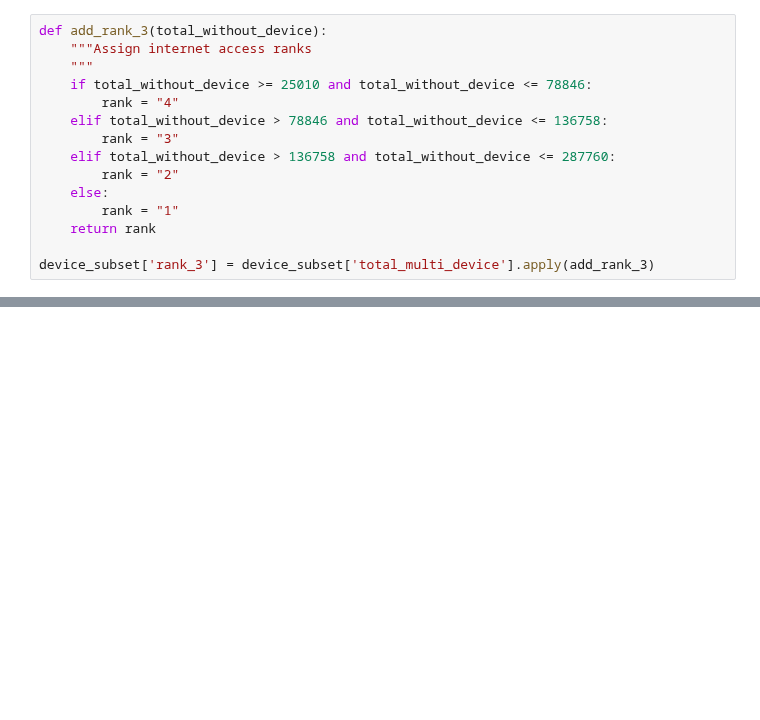
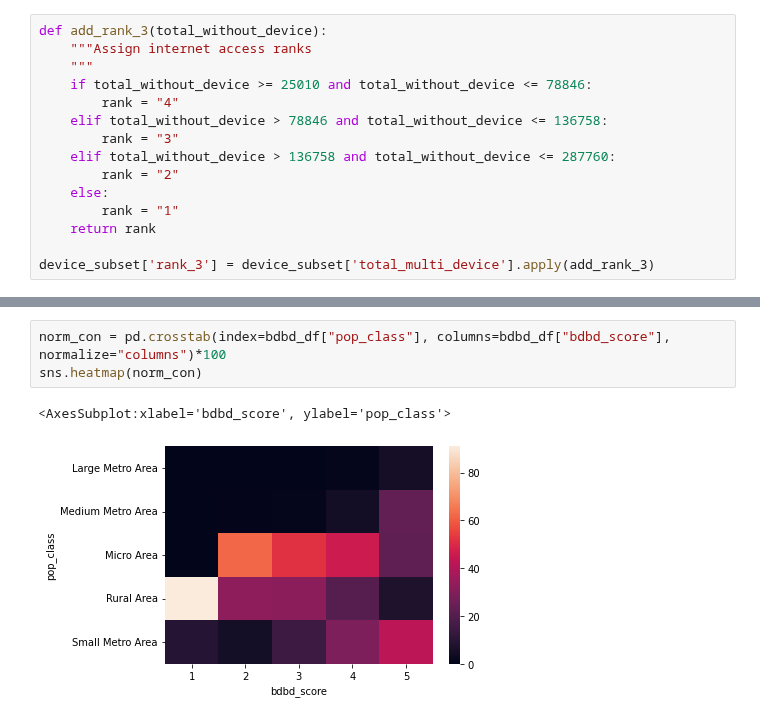
Before and after one commit to mosymns13/DS4A-Team13-Digital-Divide-Project, a Jupyter notebook: Analytic Dataset.ipynb, the cells around one changed output, grey strips where cells are left out. Saved outputs shown, nothing was run; the diff lists cells and outputs as text; blank space fills up the shorter version.

```diff
--- a/Analytic Dataset.ipynb
+++ b/Analytic Dataset.ipynb
@@ -452,0 +534,6 @@ device_subset['rank_3'] = device_subset['total_multi_device'].apply(add_rank_3)
+# %%
+norm_con = pd.crosstab(index=bdbd_df["pop_class"], columns=bdbd_df["bdbd_score"], normalize="columns")*100
+sns.heatmap(norm_con)
+# %% [output]
+<AxesSubplot:xlabel='bdbd_score', ylabel='pop_class'>
+[figure, added]
```
Also changed, not shown: parts of 33 cells of this notebook, 5 other files.
